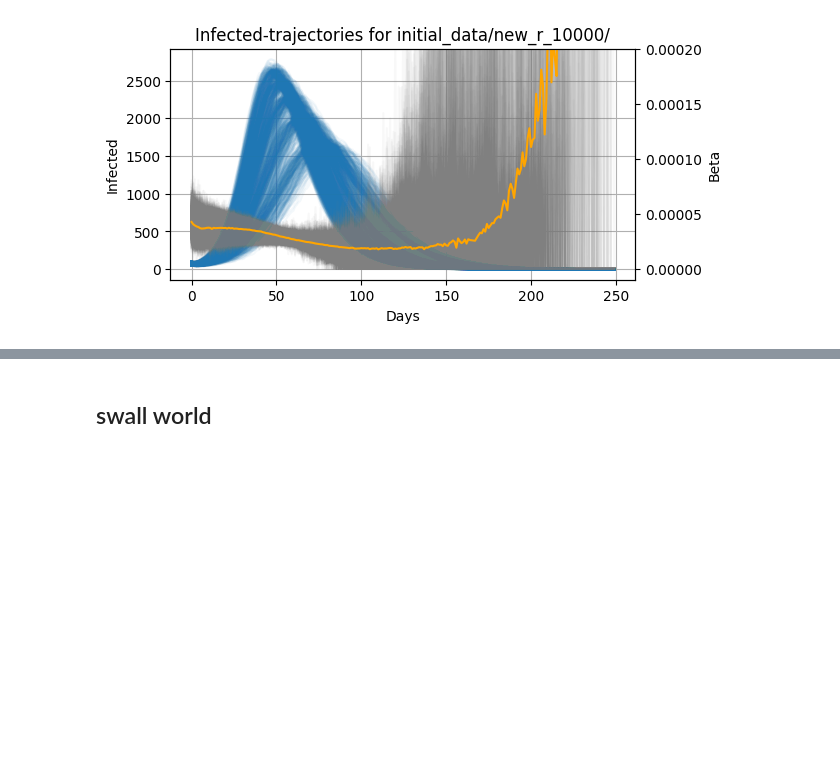
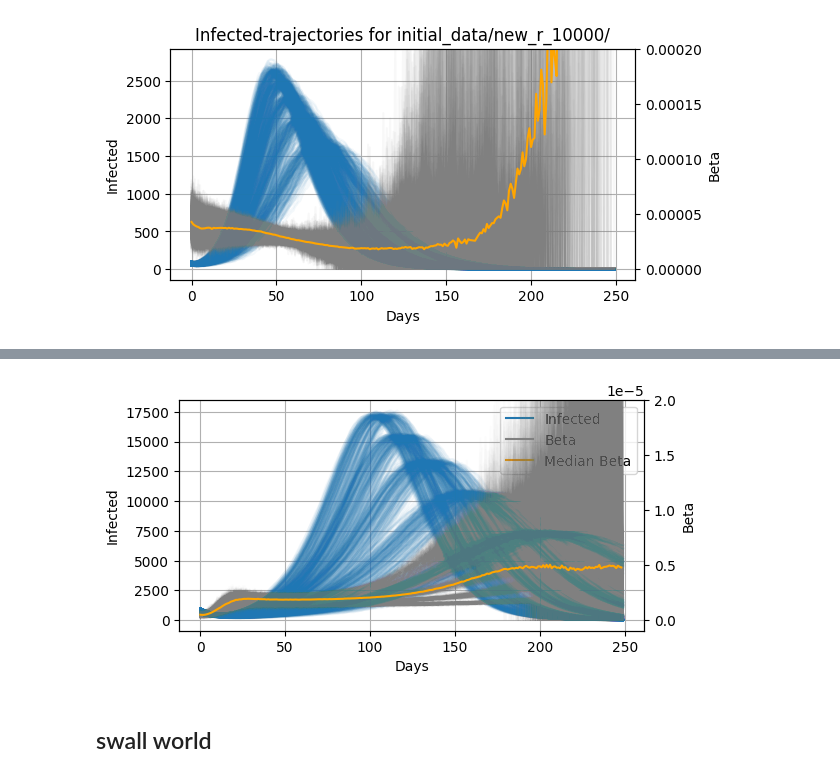
Before and after one commit to Mpkosh/network_hybrid_33, a Jupyter notebook: split_and_plot_tolopogies.ipynb, the cells around one changed output, grey strips where cells are left out. Drawn from its saved outputs; the diff is of its cells as text; code cells hidden in the pictures; blank space fills up the shorter version.

```diff
--- a/split_and_plot_tolopogies.ipynb
+++ b/split_and_plot_tolopogies.ipynb
@@ -321,3 +383,53 @@ ax.grid()
+# %%
+fig, ax = plt.subplots(1,1, figsize=(6, 3))
+ax_b = ax.twinx()
+
+folder = 'initial_data/new_sw_100000/'
+parameters_n = pd.read_csv('initial_data/new_seeds_parameters.csv')
+all_betas = pd.DataFrame()
+
+for idx, i in enumerate(parameters_n[parameters_n.set!='test'
+                                    ].file.values):
+    df = pd.read_csv(folder + i.split('\\')[-1])
+    if idx==0:
+        il = 'Infected'
+        bl = 'Beta'
+    else:
+        il, bl = '', ''
+    ax.plot(df['I'].values, alpha=0.05, color = 'tab:blue', label=il)
+    ax_b.plot(df['Beta'].values, alpha=0.02, color = 'gray', label=bl)
+
+    df = df[(df['E']> 0) | (df['I'] > 0)]
+
+    all_betas = pd.concat([all_betas, df[['Beta']]], axis=1)
+
+median_b = all_betas[all_betas>0].median(axis=1)
+#median_b.to_csv(f'{folder[:-1]}_median.csv', index=False)
+l3 = ax_b.plot(median_b, ls='-', color='orange', label='Median Beta')
+
+ax.set_xlabel('Days')
+ax.set_ylabel('Infected')
+ax_b.set_ylabel('Beta')
+ax_b.set_ylim(-1e-6,2e-5)
+
+il = 'Infected'
+bl = 'Beta'
+l1 = ax.plot(df['I'].values, alpha=0.0, color = 'tab:blue', label=il)
+l2 = ax_b.plot(df['Beta'].values, alpha=0.0, color = 'gray', label=bl)
+
+lns = l1+l2+l3
+labs = [l.get_label() for l in lns]
+
+leg = ax.legend(lns, labs)
+for lh in leg.legend_handles:
+    lh.set_alpha(1)
+leg.set_zorder(99)
+
+#ax.set_title(f'Infected-trajectories for {folder}')
+#plt.ylim([0,500])
+ax.grid()
+# %% [output]
+[figure, added]
 # %% [markdown]
 ## swall world
 # %%
```
Also changed, not shown: parts of 5 cells of this notebook, 11 other files.
